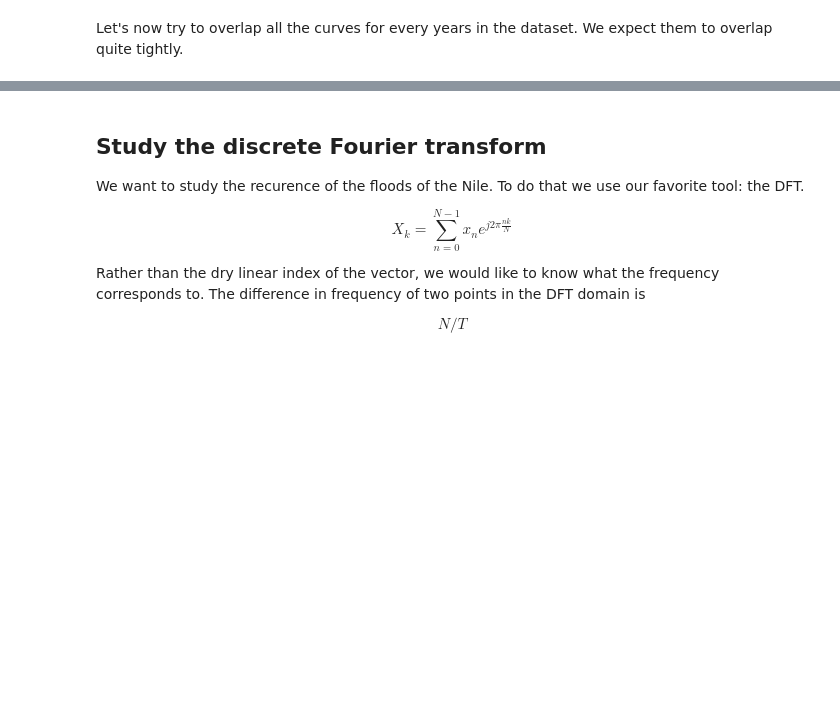
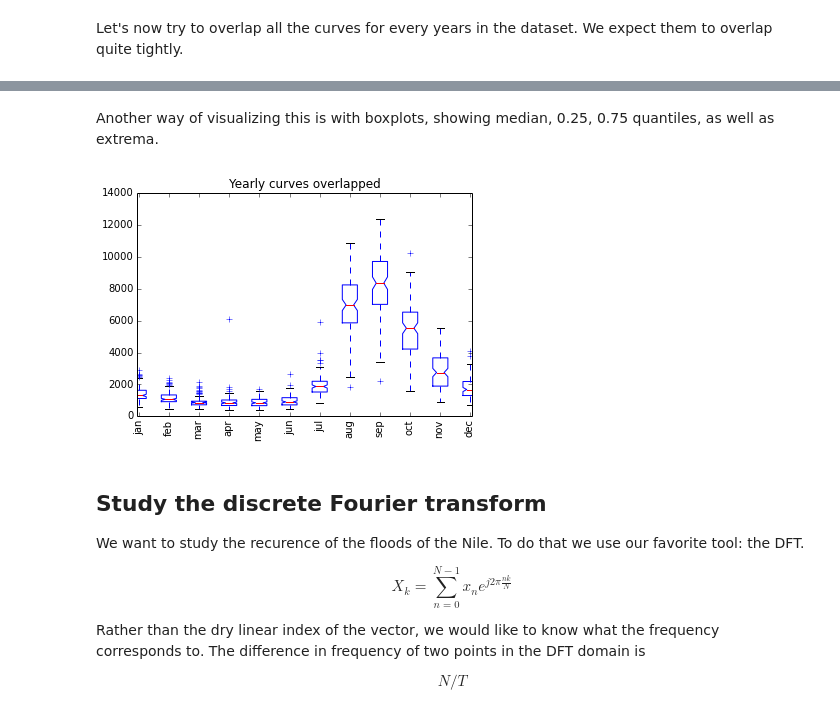
Before and after one commit to LCAV/SignalsOfTheDay, a Jupyter notebook: FloodsOfTheNile.ipynb, the cells around one changed output, grey strips where cells are left out. Drawn from its saved outputs; the diff is of its cells as text; code cells hidden in the pictures; blank space fills up the shorter version.

```diff
--- a/FloodsOfTheNile.ipynb
+++ b/FloodsOfTheNile.ipynb
@@ -175,3 +182,14 @@ show()
+# %% [markdown]
+Another way of visualizing this is with boxplots, showing median, 0.25, 0.75 quantiles, as well as extrema.
+# %%
+figure()
+boxplot(reshape(amplitude[s:], (-1,12)),1)
+title('Yearly curves overlapped')
+xlim((0.95, 12.05))
+xticks(arange(1,13), ('jan','feb','mar','apr','may','jun','jul','aug','sep','oct','nov','dec'), rotation='vertical')
+show()
+# %% [output]
+[figure, added]
 # %% [markdown]
 Study the discrete Fourier transform
 ------------------------------------
```
Also changed, not shown: parts of 11 cells of this notebook.
